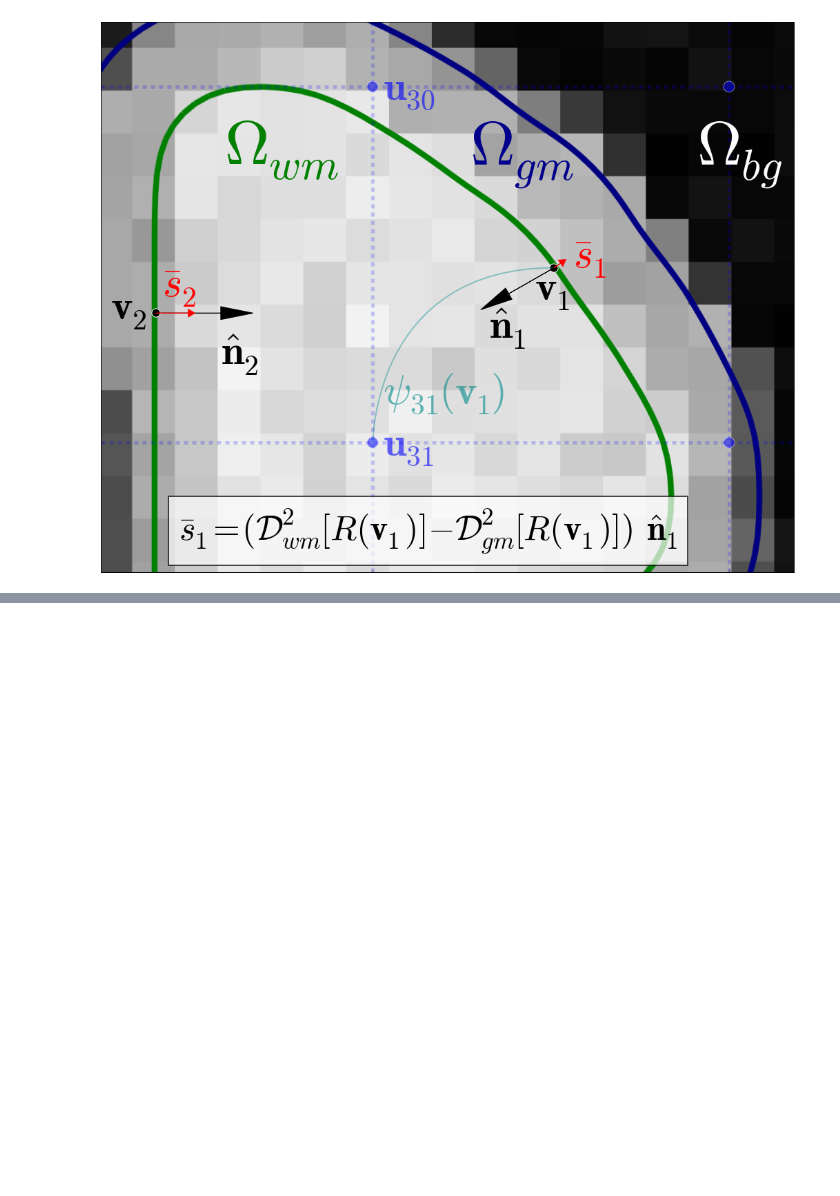
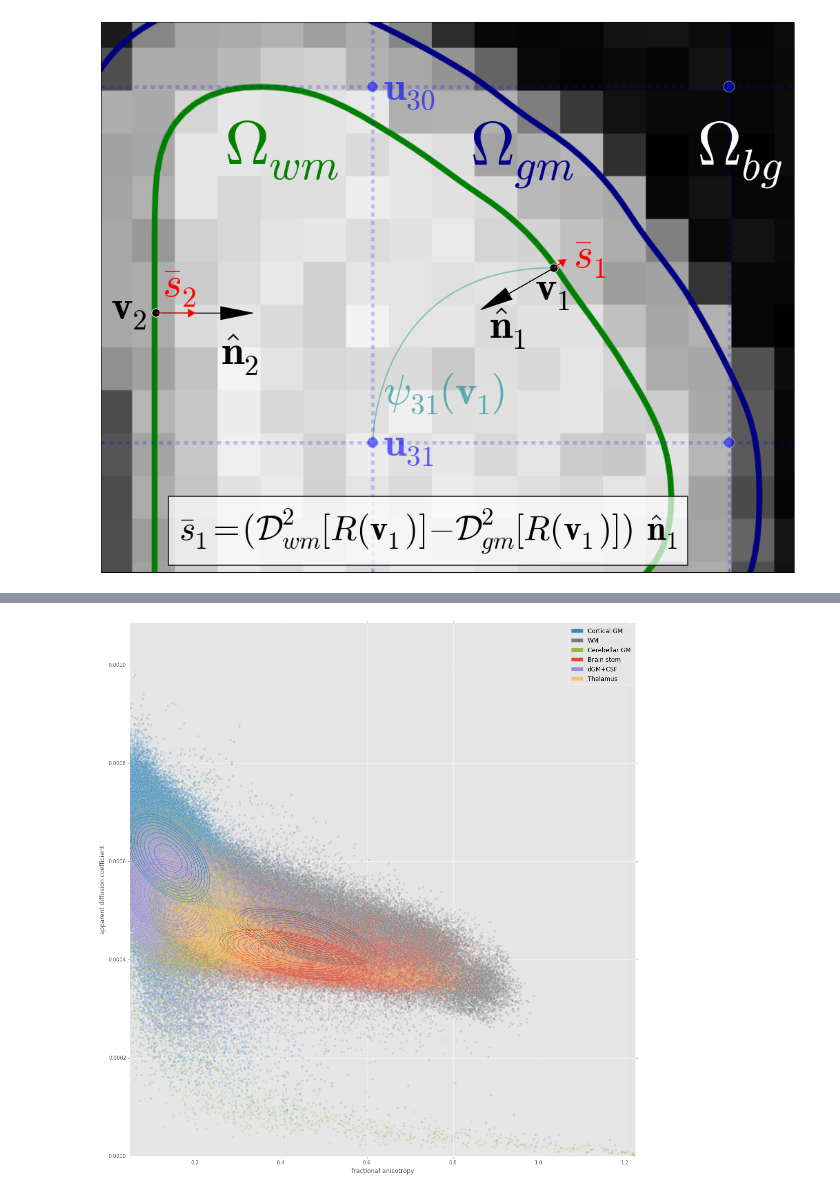
Before and after one commit to oesteban/RegSeg, a Jupyter notebook: Publications/2013-TMI/figures/graphs.ipynb, the cells around one changed output, grey strips where cells are left out. Saved outputs shown, nothing was run; the diff lists cells and outputs as text; code cells hidden in the pictures; blank space fills up the shorter version.

Commit message:
added scatterplot, starting with #168

```diff
--- a/Publications/2013-TMI/figures/graphs.ipynb
+++ b/Publications/2013-TMI/figures/graphs.ipynb
@@ -67,0 +73,90 @@ plt.savefig('figure01.pdf', format='pdf', bbox_inches='tight', pad_inches=0, dpi
+# %%
+exp_dir = op.join( os.getenv('NEURO_DATA_HOME', os.getenv('HOME')), 'MRM2014', 'tmp_tmi', 'HCP_MRM2014')
+# %%
+dti_dir = op.join(exp_dir, 'ReferenceDTI' )
+fa_path = op.join(dti_dir, 'FA2Nifti', 'dwi_tensor_FA_mrconvert.nii')
+md_path = op.join(dti_dir, 'ADC2Nifti', 'dwi_tensor_ADC_mrconvert.nii')
+seg_path = op.join(exp_dir, 'test_segm.nii.gz')
+# %%
+fa = nb.load(fa_path).get_data().reshape(-1)
+md = nb.load(md_path).get_data().reshape(-1)
+seg = nb.load(seg_path).get_data().astype(np.uint8).reshape(-1)
+# %%
+from itertools import cycle
+import matplotlib.mlab as mlab
+from scipy.stats import multivariate_normal
+from mpl_toolkits.mplot3d import Axes3D
+plt.style.use('ggplot')
+
+colorwheel = cycle(plt.rcParams['axes.color_cycle'])
+labels = ['Thalamus', 'dGM+CSF', 'Brain stem', 'Cerebellar GM', 'WM', 'Cortical GM']
+
+sX = (fa.max() - fa.min()) / 100
+sY = (md.max() - md.min()) / 100
+
+xmin = np.percentile(fa[fa>0.0], 2)
+#xmax = np.percentile(fa[fa>0.0], 98)
+xmax = fa.max()
+
+ymin = np.percentile(md[md>0.0], 25)
+ymax = md.max()
+#ymax = np.percentile(md[md>0.0], 98)
+
+X = np.linspace(xmin, xmax, num=100)
+Y = np.linspace(ymin, ymax, num=100)
+
+X, Y = np.meshgrid(X, Y)
+
+pos = np.empty(X.shape + (2,))
+pos[:, :, 0] = X
+pos[:, :, 1] = Y
+p = []
+
+#fig, axs = plt.subplots(3, 3, sharex=True, sharey=True, figsize=(18,19))
+#axs = axs.reshape(-1)
+
+fig = plt.figure(figsize=(18,19))
+ax = fig.gca()
+# ax = fig.gca(projection='3d')
+# ax.view_init(50, 30)
+plt.xlim([xmin, xmax])
+plt.ylim([ymin, ymax])
+
+colors = []
+
+for i, l in enumerate(np.unique(seg)[:-1][::-1]):
+    c = colorwheel.next()
+    c = colorwheel.next()
+    x = fa[seg==l]
+    y = md[seg==l]
+    ax.scatter(x, y, c=c, alpha=.2)
+    colors.append(c)
+
+for i, l in enumerate(np.unique(seg)[:-1][::-1]):
+    #ax = fig.add_subplot(3, 3, i+1, projection='3d')
+    #ax.set_xlim([fa.min(), fa.max()])
+    #ax.set_ylim([md.min(), md.max()])
+    x = fa[seg==l]
+    y = md[seg==l]
+
+    mu = (np.median(x[x>0.0]), np.median(y[y>0.0]))
+    #mu = (np.mean(x[x>0.0]), np.mean(y[y>0.0]))
+    sample = np.vstack((x, y))
+    sigma = np.cov(sample)
+
+    Z = multivariate_normal.pdf(pos, mean=mu, cov=sigma)
+    #p.append(ax.plot_wireframe(X, Y, Z, color=c, alpha=.5, rstride=2, cstride=2, label=labels[i]))
+
+    mylevels = sorted(Z.reshape(-1))[::-1][:200][::20]
+    ax.contour(X, Y, Z, levels=mylevels, alpha=.9, colors=colors[i], label=labels[i], lw=5)
+    p.append(plt.Rectangle((0,0),1,1,fc=colors[i]))
+
+    # cset = ax.contourf(X, Y, Z, zdir='z', color=c, alpha=.3)
+    # cset = ax.contourf(X, Y, Z, zdir='x', color=c, alpha=.3)
+    # cset = ax.contourf(X, Y, Z, zdir='x', alpha=.3)
+
+
+ax.set_xlabel('fractional anisotropy')
+ax.set_ylabel('apparent diffusion coefficient')
+ax.legend(p, labels[::-1])
+# %% [output]
@@ -67,0 +164 @@ plt.savefig('figure01.pdf', format='pdf', bbox_inches='tight', pad_inches=0, dpi
+[figure, added]
```
Also changed, not shown: parts of 6 cells of this notebook, 1 other file.
